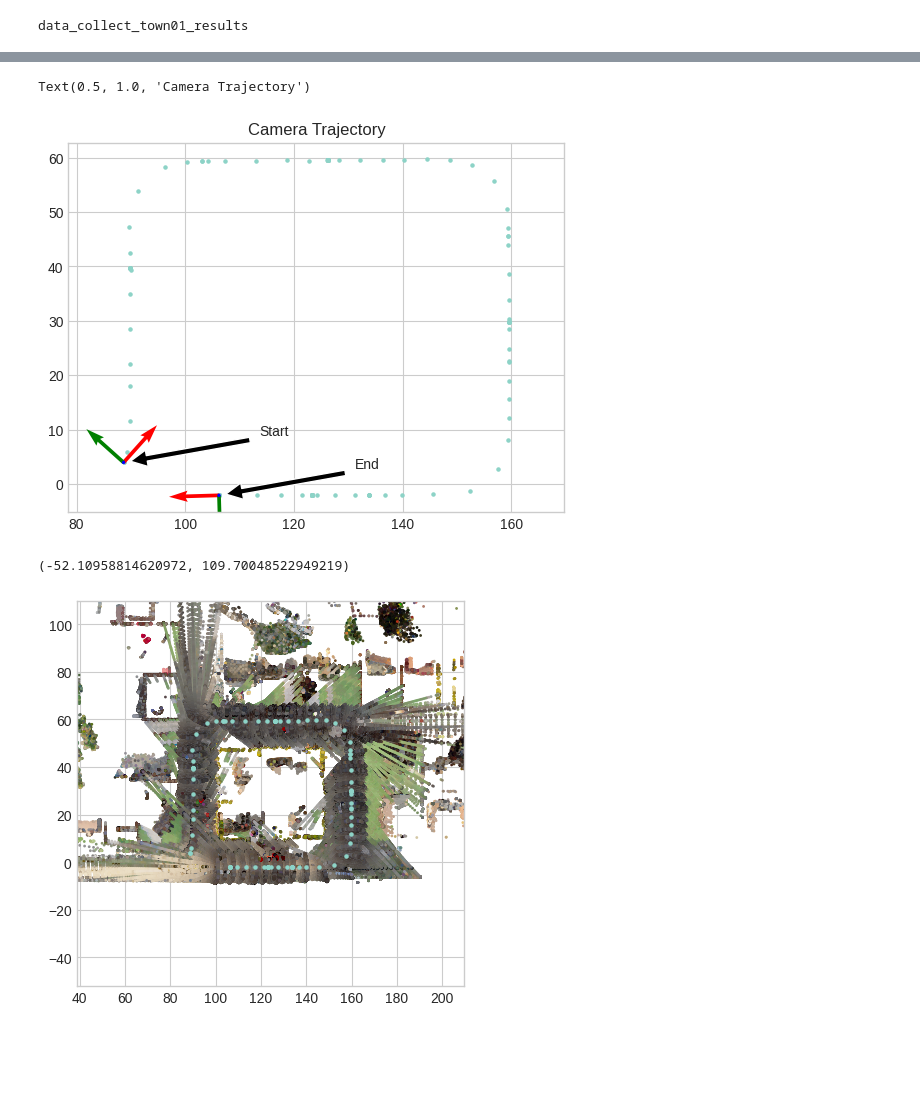
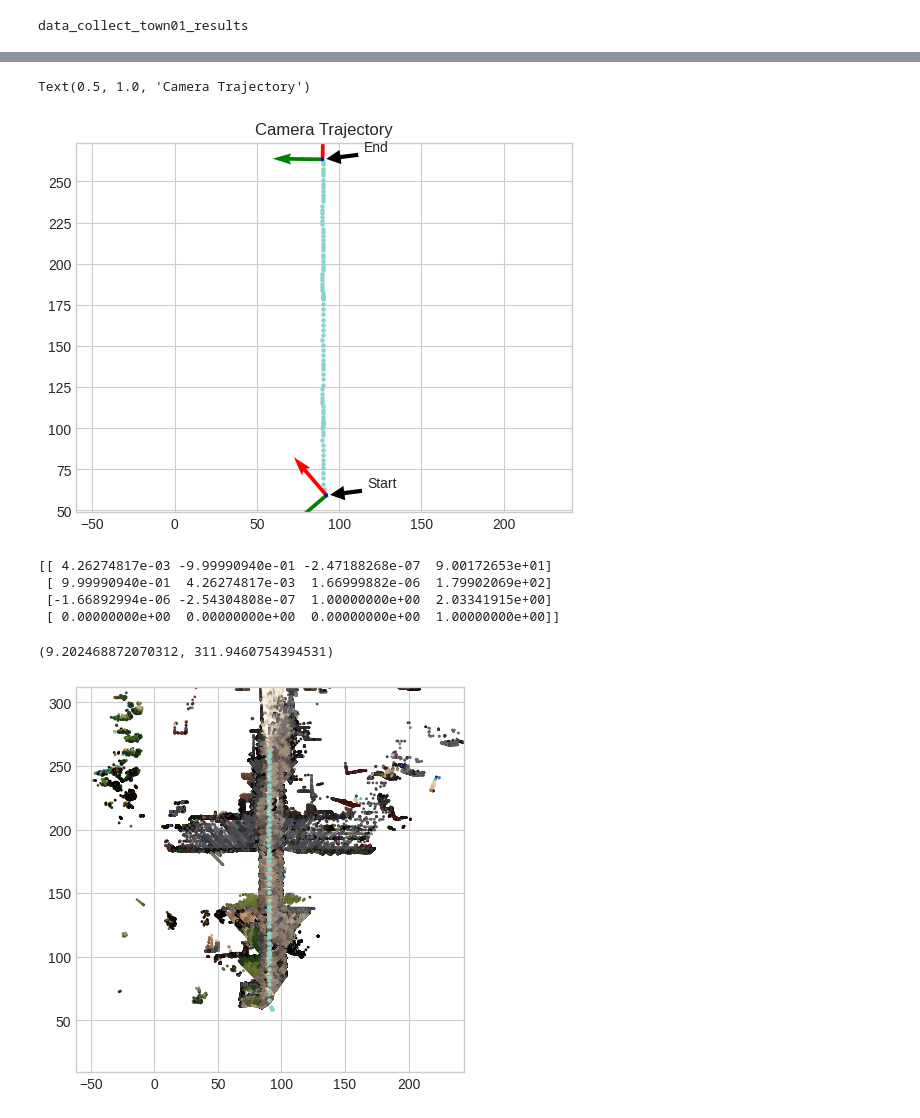
Before and after one commit to Linketic/TC-Light, a Jupyter notebook: notebooks/carla_analysis.ipynb, the cells around one changed output, grey strips where cells are left out. Cells and saved outputs as stored; diff of their text form; code cells hidden in the pictures; blank space fills up the shorter version.

```diff
--- a/notebooks/carla_analysis.ipynb
+++ b/notebooks/carla_analysis.ipynb
@@ -116,11 +116,9 @@ data_collect_town01_results
 # scene = random.choice(data_folders)
 # route = random.choice(os.listdir(os.path.join(data_path, scene)))
 scene = data_folders[0]
-route = sorted(os.listdir(os.path.join(data_path, scene)))[2]
+route = sorted(os.listdir(os.path.join(data_path, scene)))[0]
 scene_path = os.path.join(data_path, scene, route)
 print(f"Selected scene: {scene}, route: {route}")
-
-info = json.load(open(os.path.join(data_path, scene + ".json")))
 
 num_frames = len(os.listdir(os.path.join(scene_path, "lidar")))
 frame_idx = random.randint(0, num_frames - 1)
@@ -169,6 +167,6 @@ plt.axis("off")
 # %%
 imgs, depths, masks, c2ws = [], [], [], []
-for frame_idx in range(0, num_frames, 2):
+for frame_idx in range(0, num_frames, 1):
     with open(os.path.join(scene_path, "ego_trans_matrix", f"{frame_idx:04d}.json")) as f:
         c2w = np.array(json.load(f))
         c2w[0, 3] += 1.5  # adds relative offset
@@ -218,22 +216,30 @@ plt.quiver(c2ws[-1, 0, 3], c2ws[-1, 1, 3], c2ws[-1, 0, 2], c2ws[-1, 1, 2], angle
 plt.title("Camera Trajectory")
 # %% [output]
 Text(0.5, 1.0, 'Camera Trajectory')
-[figure, old version]
+[figure, new version]
+# %%
+print(c2ws[106])
+# %% [output]
+[[ 4.26274817e-03 -9.99990940e-01 -2.47188268e-07  9.00172653e+01]
+ [ 9.99990940e-01  4.26274817e-03  1.66999882e-06  1.79902069e+02]
+ [-1.66892994e-06 -2.54304808e-07  1.00000000e+00  2.03341915e+00]
+ [ 0.00000000e+00  0.00000000e+00  0.00000000e+00  1.00000000e+00]]
 # %%
 p_world, rgb_world = RGBD2PCD(torch.tensor(imgs, dtype=torch.float32), torch.tensor(depths, dtype=torch.float32), intrinsics, torch.tensor(c2ws, dtype=torch.float32))
 pcd_mask = masks.reshape(-1, 3)[:, 0]
 pcd_mask = pcd_mask != 13
 pcd_xyz = p_world.cpu().numpy().reshape(-1, 3)[pcd_mask][::100]
 pcd_rgb = rgb_world.cpu().numpy().reshape(-1, 3)[pcd_mask][::100]
 plt.style.use("seaborn-v0_8-whitegrid")
 plt.figure(figsize=(5, 5))
+plt.axis("equal")
 plt.scatter(pcd_xyz[:, 0], pcd_xyz[:, 1], c=pcd_rgb[:] / 255, s=1)
 plt.scatter(c2ws[:, 0, 3], c2ws[:, 1, 3], s=5)
 plt.xlim(c2ws[:, 0, 3].min() - 50, c2ws[:, 0, 3].max() + 50)
 plt.ylim(c2ws[:, 1, 3].min() - 50, c2ws[:, 1, 3].max() + 50)
 # %% [output]
-(-52.10958814620972, 109.70048522949219)
+(9.202468872070312, 311.9460754394531)
-[figure, old version]
+[figure, new version]
 # %%
 from plyfile import PlyData, PlyElement
 # 确保输入数组形状正确
```
Also changed, not shown: parts of 5 cells of this notebook, 3 other files.
